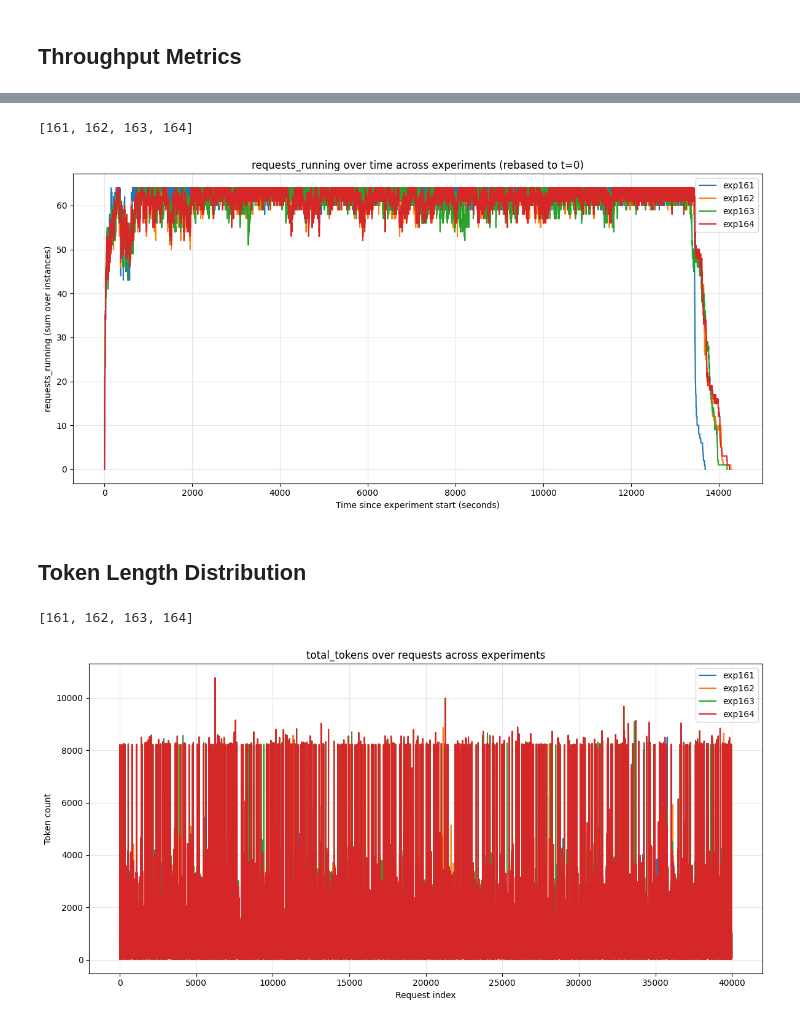
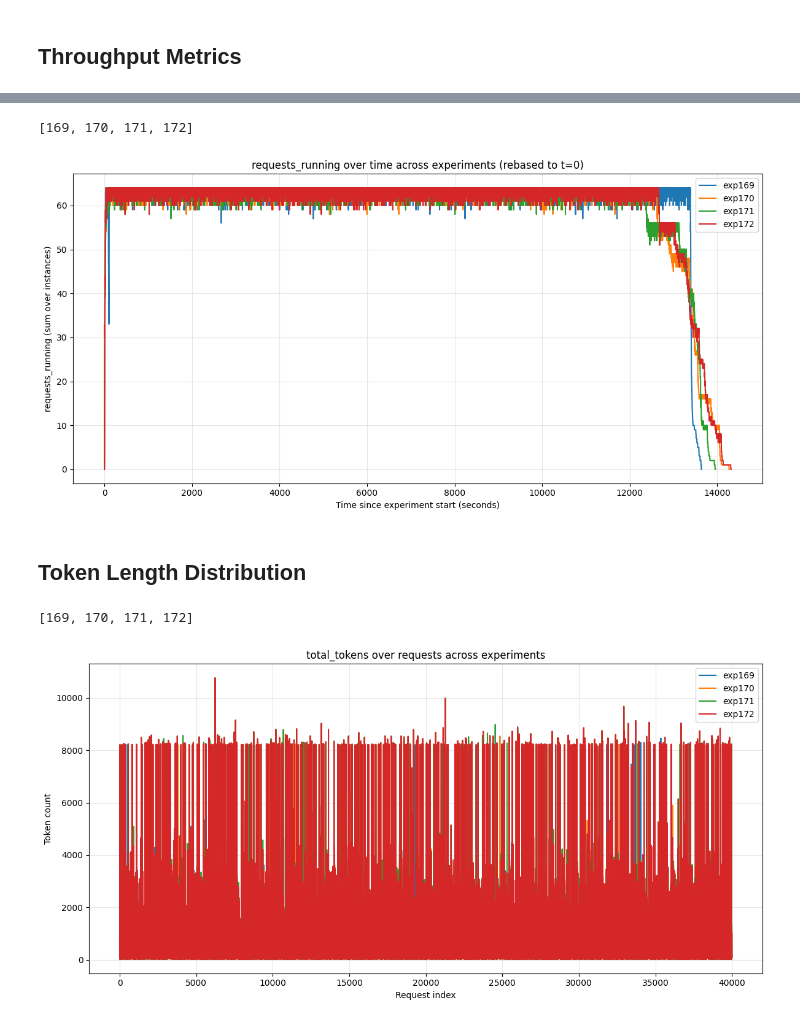
Before and after one commit to immengzi/LLM-LA, a Jupyter notebook: microservice/analysis.ipynb, the cells around one changed output, grey strips where cells are left out. Cells and saved outputs as stored; diff of their text form; code cells hidden in the pictures.

```diff
--- a/microservice/analysis.ipynb
+++ b/microservice/analysis.ipynb
@@ -47,7 +47,7 @@ import pandas as pd
 
 # ---- choose experiments ----
 # choose which series you want
-series_ids = [40]
+series_ids = [42]
 
 experiments = experiments_from_series(series_ids)
 
@@ -293,7 +293,7 @@ import matplotlib.pyplot as plt
 
 # ---- choose experiments ----
 # choose which series you want
-series_ids = [40]
+series_ids = [42]
 
 experiments = experiments_from_series(series_ids)
 
@@ -345,7 +345,7 @@ import pandas as pd
 
 # -------- choose experiments to compare --------
 # choose which series you want
-series_ids = [40]
+series_ids = [42]
 
 experiments = experiments_from_series(series_ids)
 
@@ -433,7 +433,7 @@ import matplotlib.pyplot as plt
 
 # ---- choose experiments ----
 # choose which series you want
-series_ids = [40]
+series_ids = [42]
 
 experiments = experiments_from_series(series_ids)
 
@@ -482,35 +482,35 @@ for exp_id in experiments:
     if metric not in prom.columns:
         print(f"Skipping exp{exp_id}: {metric} not found")
         continue
 
     prom = prom.sort_values("ts").reset_index(drop=True)
 
     # Rebase time: each experiment starts at t=0
     t0 = prom["ts"].min()
     prom["t_rel_s"] = (prom["ts"] - t0).dt.total_seconds()
 
     # Aggregate across instances per tick
     if agg_mode == "sum":
         series = prom.groupby("t_rel_s")[metric].sum(min_count=1)
         y_label = f"{metric} (sum over instances)"
     else:
         series = prom.groupby("t_rel_s")[metric].mean()
         y_label = f"{metric} (mean over instances)"
 
     x = series.index
     y = series.values
 
     plt.plot(x, y, label=f"exp{exp_id}")
 
 plt.xlabel("Time since experiment start (seconds)")
 plt.ylabel(y_label)
 plt.title(f"{metric} over time across experiments (rebased to t=0)")
 plt.legend(loc="upper right")
 plt.grid(True, alpha=0.3)
 plt.tight_layout()
 # %% [output]
-[161, 162, 163, 164]
+[169, 170, 171, 172]
-[figure, old version]
+[figure, new version]
 # %% [markdown]
 ## Token Length Distribution
 # %%
@@ -519,7 +519,7 @@ import matplotlib.pyplot as plt
 
 # ---- choose experiments ----
 # choose which series you want
-series_ids = [40]
+series_ids = [42]
 
 experiments = experiments_from_series(series_ids)
 
@@ -557,8 +557,8 @@ plt.legend(loc="upper right")
 plt.grid(True, alpha=0.3)
 plt.tight_layout()
 # %% [output]
-[161, 162, 163, 164]
+[169, 170, 171, 172]
-[figure, old version]
+[figure, new version]
 # %%
 from experiment_analysis import load_experiment_latencies
 import matplotlib.pyplot as plt
```
Also changed, not shown: parts of 8 cells of this notebook, 38 other files.
